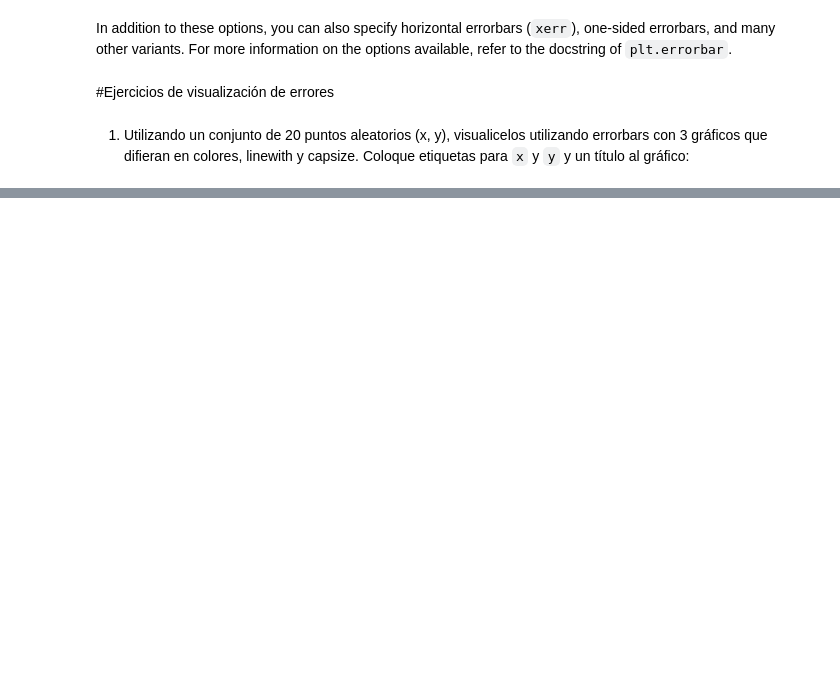
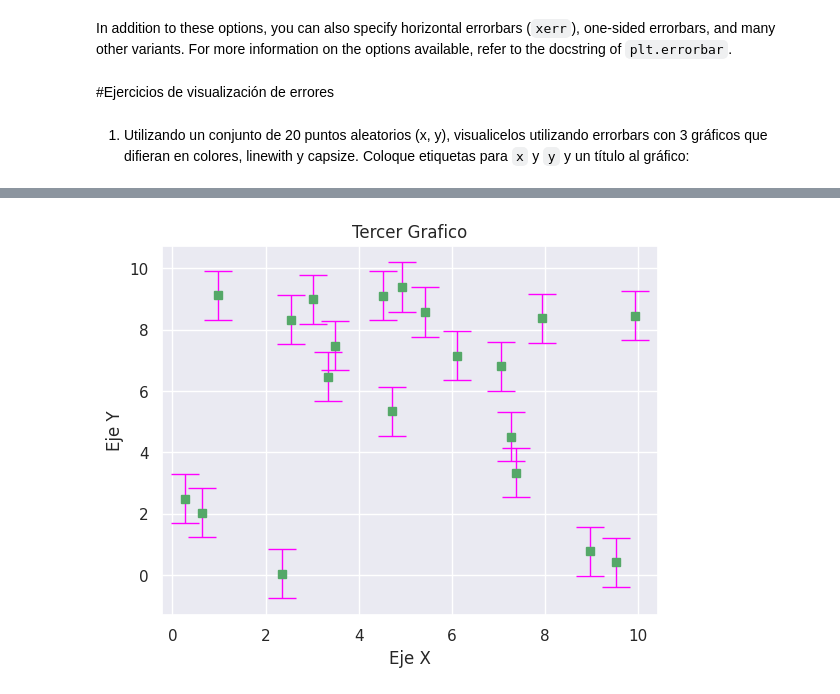
Before and after one commit to davidmelendeza/CI-0163_LaboratoriosCompartidos, a Jupyter notebook: Lab2/Errorbars.ipynb, the cells around one changed output, grey strips where cells are left out. Drawn from its saved outputs; the diff is of its cells as text; code cells hidden in the pictures; blank space fills up the shorter version.

```diff
--- a/Lab2/Errorbars.ipynb
+++ b/Lab2/Errorbars.ipynb
@@ -47,0 +86,17 @@ For more information on the options available, refer to the docstring of ``plt.e
+# %%
+x = np.random.rand(20) * 10
+y = np.random.rand(20) * 10
+dy = 0.8
+
+plt.errorbar(x, y, yerr=dy, fmt='s', color='g',
+             ecolor='magenta', elinewidth=1, capsize=10);
+
+# Etiquetas y título
+plt.xlabel('Eje X')
+plt.ylabel('Eje Y')
+plt.title('Tercer Grafico')
+
+# Mostrar el gráfico
+plt.show()
+# %% [output]
+[figure, added]
```
Also changed, not shown: parts of 4 cells of this notebook.
